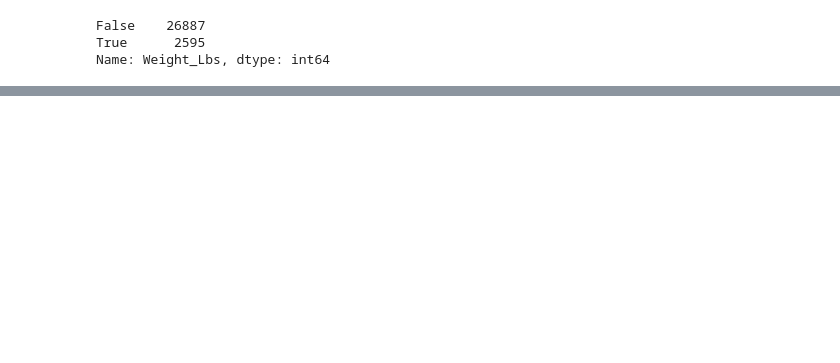
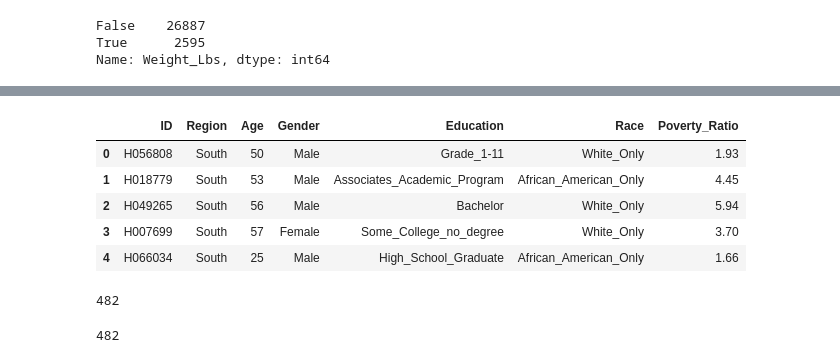
Before and after one commit to amyylin1/Drops_of_Jupyter, a Jupyter notebook: LoadDBS.ipynb, the cells around one changed output, grey strips where cells are left out. Saved outputs shown, nothing was run; the diff lists cells and outputs as text; code cells hidden in the pictures; blank space fills up the shorter version.

```diff
--- a/ExplorationByElina.ipynb
+++ b/LoadDBS.ipynb
@@ -48,7 +50,8 @@ demographics = [
     'General health status',
     'Ever had Diabetes?',
     'Ever had pre-diabetes?',
-    'Weight without shoes (pounds)']
+    'Weight without shoes (pounds)',
+    'Categorical Body Mass Index']
 demographics_df = cleaned_df[demographics]
 demographics_df.head()
 # %% [output]
@@ -71,7 +74,8 @@ dem_diabetes_df = demographics_df.rename(columns={
         'General health status': 'General_Health_Status',
         'Ever had Diabetes?': 'Diabetes',
         'Ever had pre-diabetes?': 'Prediabetes',
-        'Weight without shoes (pounds)': 'Weight_Lbs' })
+        'Weight without shoes (pounds)': 'Weight_Lbs',
+        'Categorical Body Mass Index': 'Categorical_BMI'})
 dem_diabetes_df.head()
 # %% [output]
 |  | ID | Region | Age | Gender | Education | Race | Poverty_Ratio | General_Health_Status | Diabetes | ... |
@@ -499,0 +554,40 @@ dem_diabetes_df
+# %%
+Individuals_df = dem_diabetes_df.loc[ :,[
+    'ID',
+    'Region',
+    'Age',
+    'Gender',
+    'Education',
+    'Race',
+    'Poverty_Ratio']]
+
+Individuals_df.head()
+# %% [output]
+|  | ID | Region | Age | Gender | Education | Race | Poverty_Ratio |
+| 0 | H056808 | South | 50 | Male | Grade_1-11 | White_Only | 1.93 |
+| 1 | H018779 | South | 53 | Male | Associates_Academic_Program | African_American_Only | 4.45 |
+| 2 | H049265 | South | 56 | Male | Bachelor | White_Only | 5.94 |
+| 3 | H007699 | South | 57 | Female | Some_College_no_degree | White_Only | 3.70 |
+| 4 | H066034 | South | 25 | Male | High_School_Graduate | African_American_Only | 1.66 |
+# %%
+# localserver, the connection string
+db_string = f"postgresql://postgres:{db_password}@127.0.0.1:5432/Drops_of_Jupyter"
+
+# create the database engine
+engine = create_engine(db_string)
+
+# specify the name of the table and the engine in the to_sql() method
+General_Health_Status_df.to_sql(name='general_health_status', con=engine, if_exists= 'replace', index=False)
+# %% [output]
+482
+# %%
+# localserver, the connection string
+db_string = f"postgresql://postgres:{db_password}@127.0.0.1:5432/Drops_of_Jupyter"
+
+# create the database engine
+engine = create_engine(db_string)
+
+# specify the name of the table and the engine in the to_sql() method
+Individuals_df.to_sql(name='individual', con=engine, if_exists= 'replace', index=False)
+# %% [output]
+482
```
Also changed, not shown: parts of 8 cells of this notebook, 1 other file.
